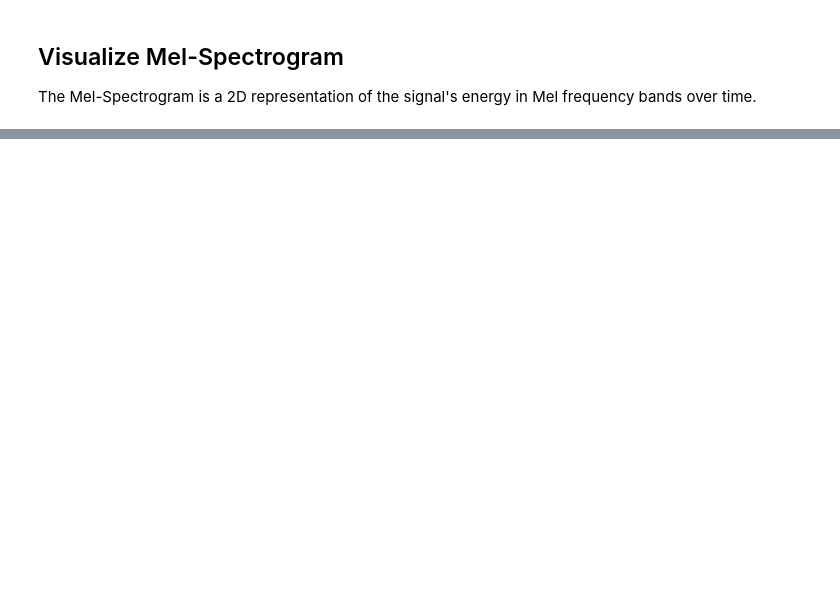
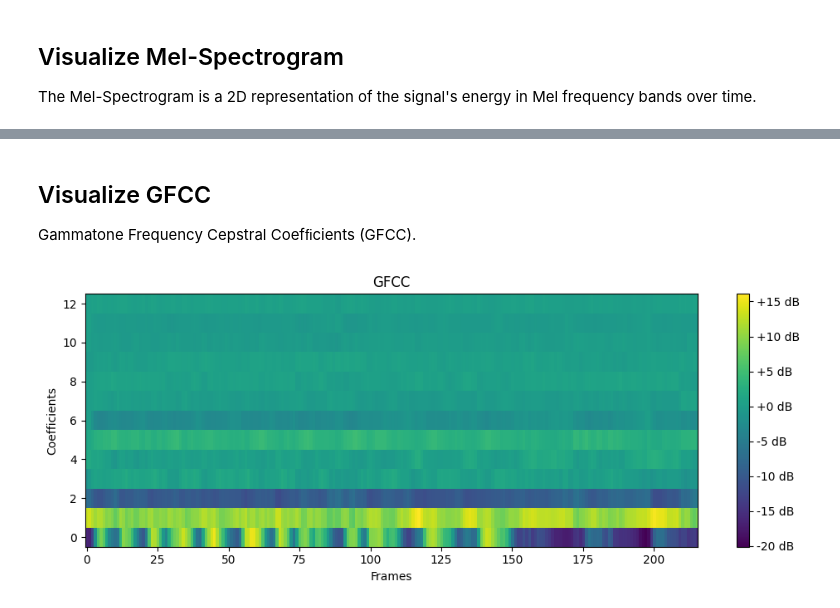
Before and after one commit to danilodsp/AFX, a Jupyter notebook: notebooks/feature_2d_visualization_demo.ipynb, the cells around one changed output, grey strips where cells are left out. Saved outputs shown, nothing was run; the diff lists cells and outputs as text; code cells hidden in the pictures; blank space fills up the shorter version.

Commit message:
Add Gammatone Frequency Cepstral Coefﬁcients (GFCC)

```diff
--- a/notebooks/feature_2d_visualization_demo.ipynb
+++ b/notebooks/feature_2d_visualization_demo.ipynb
@@ -89,0 +85,23 @@ else:
+# %% [markdown]
+## Visualize GFCC
+Gammatone Frequency Cepstral Coefﬁcients (GFCC).
+# %%
+if 'gfcc' in features:
+    gfcc = features['gfcc']
+    # If GFCC is 3D (n_coeffs, n_bands, n_frames), average over bands if needed
+    if gfcc.ndim == 3:
+        gfcc_vis = gfcc.mean(axis=1)
+    else:
+        gfcc_vis = gfcc
+    plt.figure(figsize=(10, 4))
+    plt.imshow(gfcc_vis, aspect='auto', origin='lower', cmap='viridis')
+    plt.title('GFCC')
+    plt.ylabel('Coefficients')
+    plt.xlabel('Frames')
+    plt.colorbar(format='%+2.0f dB')
+    plt.tight_layout()
+    plt.show()
+else:
+    print('GFCC not found in extracted features.')
+# %% [output]
+[figure, added]
```
Also changed, not shown: parts of 7 cells of this notebook, 5 other files.
